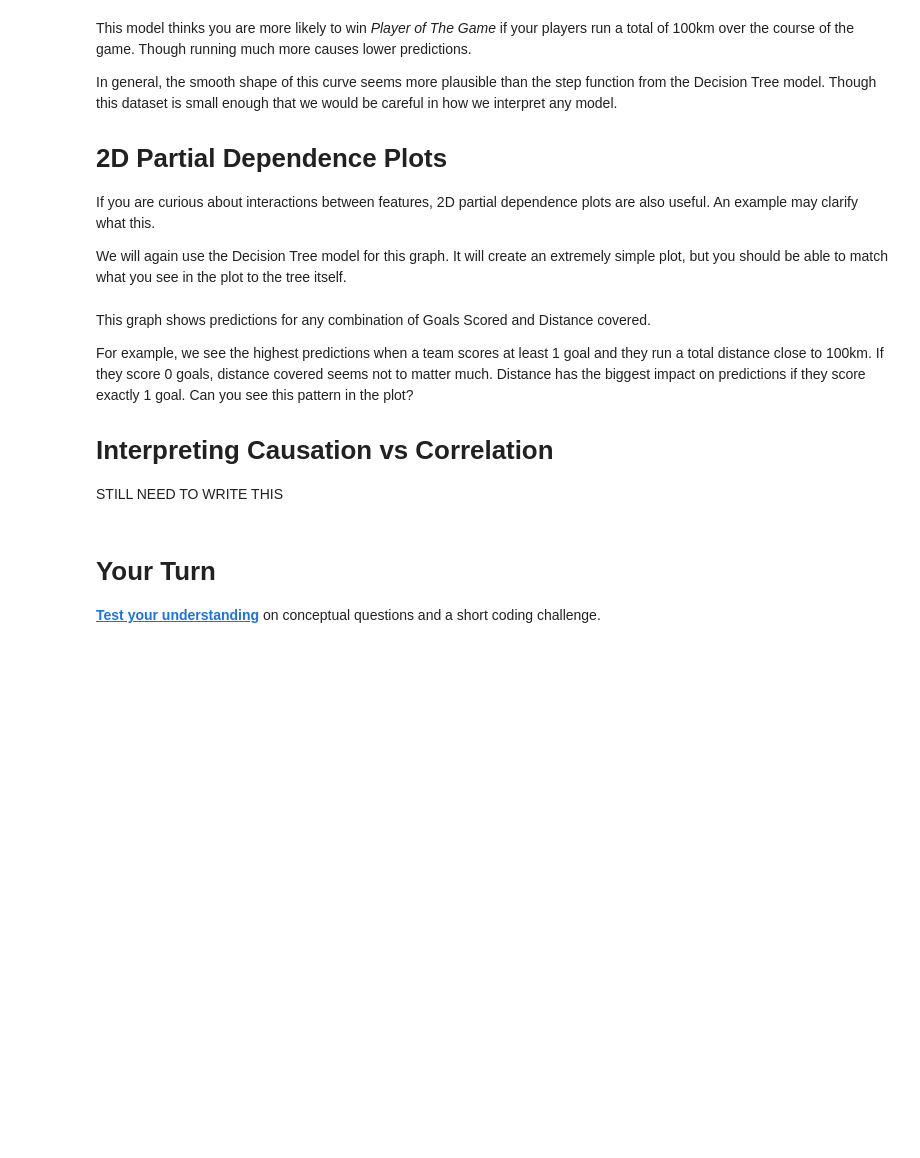
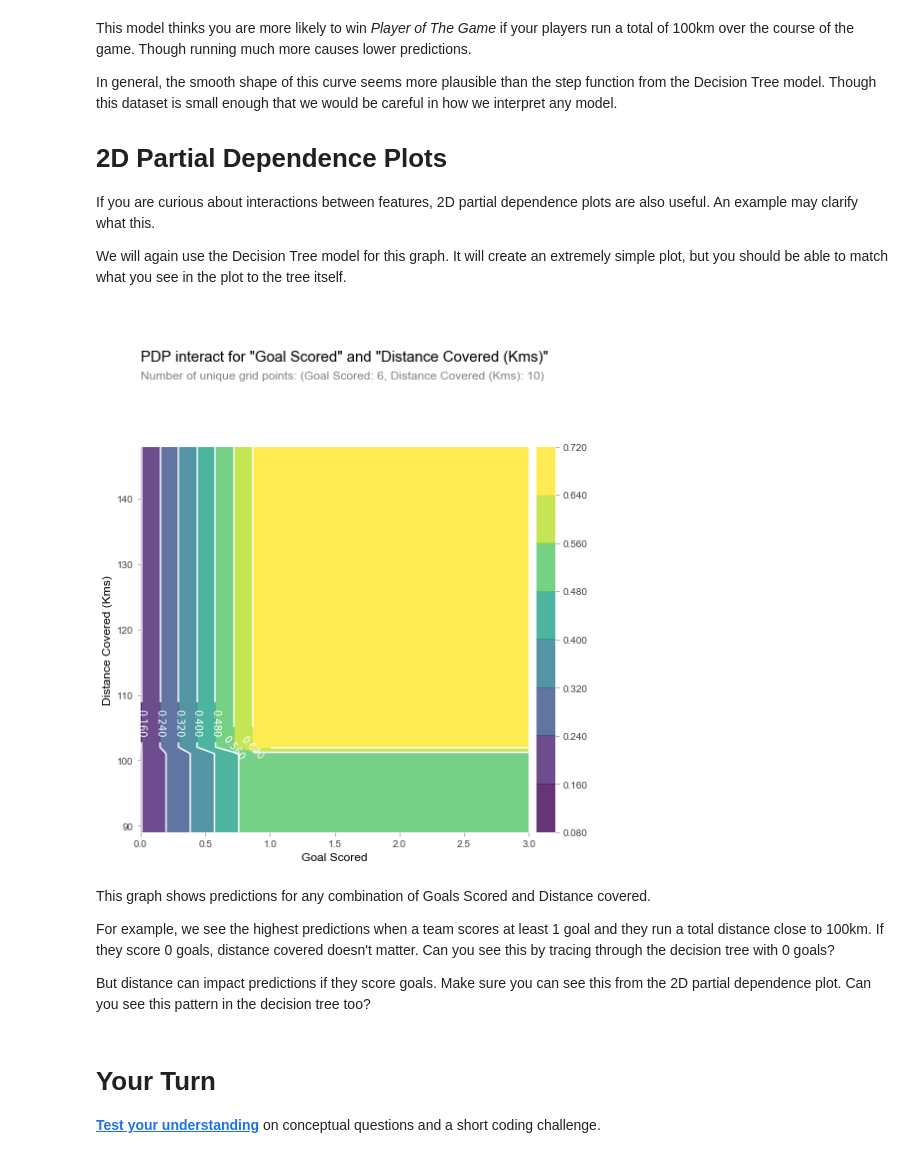
Before and after one commit to Kaggle/learntools, a Jupyter notebook: learntools/ml_insights/nbs/tut3_partial_plots.ipynb, the cells around one changed output. Saved outputs shown, nothing was run; the diff lists cells and outputs as text; code cells hidden in the pictures; blank space fills up the shorter version.

```diff
--- a/learntools/ml_insights/nbs/tut3_partial_plots.ipynb
+++ b/learntools/ml_insights/nbs/tut3_partial_plots.ipynb
@@ -37,7 +37,7 @@ from sklearn.tree import DecisionTreeClassifier
 
 data = pd.read_csv('../input/fifa-2018-match-statistics/FIFA 2018 Statistics.csv')
 y = (data['Man of the Match'] == "Yes")  # Convert from string "Yes"/"No" to binary
-feature_names = [i for i in data.columns if data[i].dtype in [np.int64, np.int64]]
+feature_names = [i for i in data.columns if data[i].dtype in [np.int64]]
 X = data[feature_names]
 train_X, val_X, train_y, val_y = train_test_split(X, y, random_state=1)
-tree_model = DecisionTreeClassifier(random_state=0, max_depth=5).fit(train_X, train_y)
+tree_model = DecisionTreeClassifier(random_state=0, max_depth=5, min_samples_split=5).fit(train_X, train_y)
@@ -102,18 +112,19 @@ If you are curious about interactions between features, 2D partial dependence pl
 We will again use the Decision Tree model for this graph.  It will create an extremely simple plot, but you should be able to match what you see in the plot to the tree itself.
 # %%
 # Similar to previous PDP plot except we use pdp_interact instead of pdp_isolate and pdp_interact_plot instead of pdp_isolate_plot
-inter1  =  pdp.pdp_interact(model=tree_model, dataset=val_X, model_features=feature_names, features=['Goal Scored', 'Distance Covered (Kms)'])
+features_to_plot = ['Goal Scored', 'Distance Covered (Kms)']
+inter1  =  pdp.pdp_interact(model=tree_model, dataset=val_X, model_features=feature_names, features=features_to_plot)
 
-pdp.pdp_interact_plot(pdp_interact_out=inter1, feature_names=['Goal Scored', 'Distance Covered (Kms)'], plot_type='contour')
+pdp.pdp_interact_plot(pdp_interact_out=inter1, feature_names=features_to_plot, plot_type='contour')
 plt.show()
+# %% [output]
+[figure, added]
 # %% [markdown]
 This graph shows predictions for any combination of Goals Scored and Distance covered.
 
-For example, we see the highest predictions when a team scores at least 1 goal and they run a total distance close to 100km.  If they score 0 goals, distance covered seems not to matter much. Distance has the biggest impact on predictions if they score exactly 1 goal. Can you see this pattern in the plot?
+For example, we see the highest predictions when a team scores at least 1 goal and they run a total distance close to 100km.  If they score 0 goals, distance covered doesn't matter. Can you see this by tracing through the decision tree with 0 goals?
 
-# Interpreting Causation vs Correlation
-
-STILL NEED TO WRITE THIS
+But distance can impact predictions if they score goals. Make sure you can see this from the 2D partial dependence plot. Can you see this pattern in the decision tree too?
 # %% [markdown]
 # Your Turn
 **[Test your understanding](https://www.kaggle.com/kernels/fork/1637380)** on conceptual questions and a short coding challenge.
```
Also changed, not shown: parts of 9 cells of this notebook, 6 other files.
